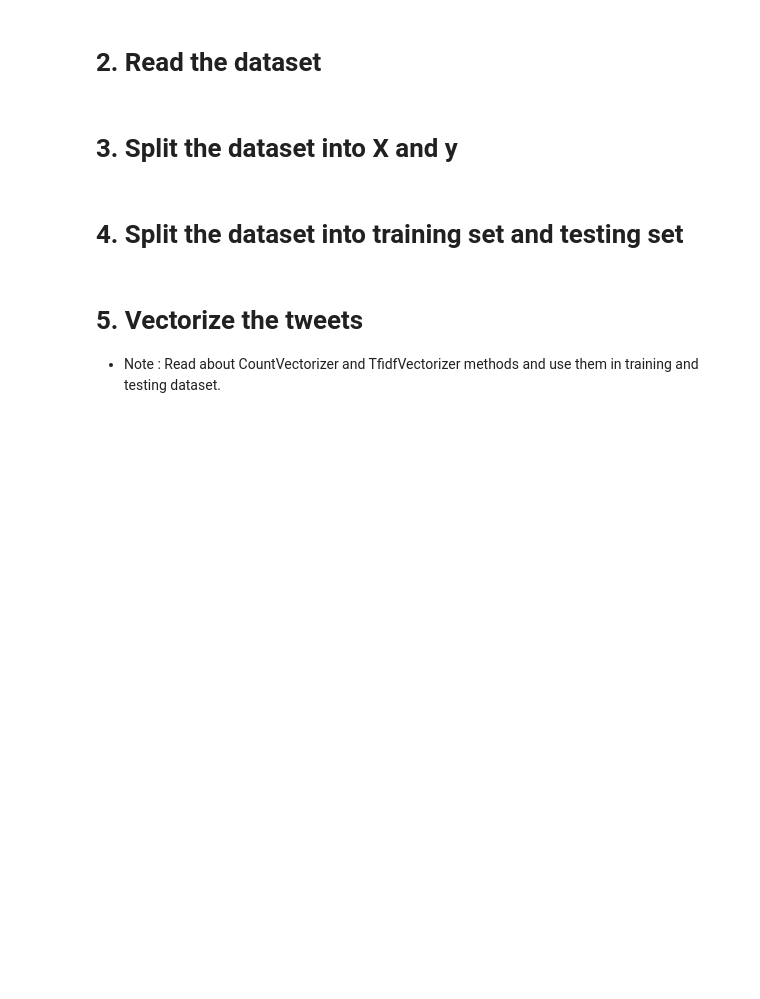
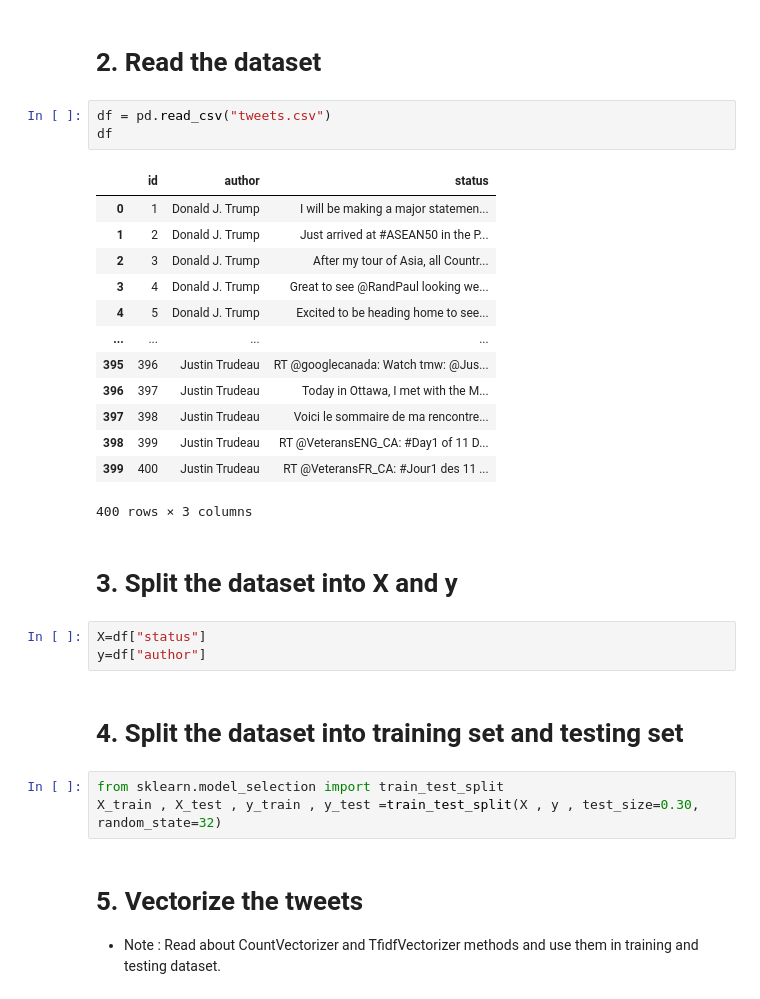
Before and after one commit to Tuwaiq-Data-Science-Bootcamp-V4/SVM-Lab1, a Jupyter notebook: SVM_Assignment.ipynb, the cells around one changed output. Saved outputs shown, nothing was run; the diff lists cells and outputs as text; blank space fills up the shorter version.

```diff
--- a/SVM_Assignment.ipynb
+++ b/SVM_Assignment.ipynb
@@ -7,9 +17,32 @@
 # %% [markdown]
 # 2. Read the dataset
+# %%
+df = pd.read_csv("tweets.csv")
+df
+# %% [output]
+|  | id | author | status |
+| 0 | 1 | Donald J. Trump | I will be making a major statemen... |
+| 1 | 2 | Donald J. Trump | Just arrived at #ASEAN50 in the P... |
+| 2 | 3 | Donald J. Trump | After my tour of Asia, all Countr... |
+| 3 | 4 | Donald J. Trump | Great to see @RandPaul looking we... |
+| 4 | 5 | Donald J. Trump | Excited to be heading home to see... |
+| ... | ... | ... | ... |
+| 395 | 396 | Justin Trudeau | RT @googlecanada: Watch tmw: @Jus... |
+| 396 | 397 | Justin Trudeau | Today in Ottawa, I met with the M... |
+| 397 | 398 | Justin Trudeau | Voici le sommaire de ma rencontre... |
+| 398 | 399 | Justin Trudeau | RT @VeteransENG_CA: #Day1 of 11 D... |
+| 399 | 400 | Justin Trudeau | RT @VeteransFR_CA: #Jour1 des 11 ... |
+400 rows × 3 columns
 # %% [markdown]
 # 3. Split the dataset into X and y
+# %%
+X=df["status"]
+y=df["author"]
 # %% [markdown]
 # 4. Split the dataset into training set and testing set
+# %%
+from sklearn.model_selection import train_test_split
+X_train , X_test , y_train , y_test =train_test_split(X , y , test_size=0.30, random_state=32)
 # %% [markdown]
 # 5. Vectorize the tweets
 
```
Also changed, not shown: parts of 10 cells of this notebook.
